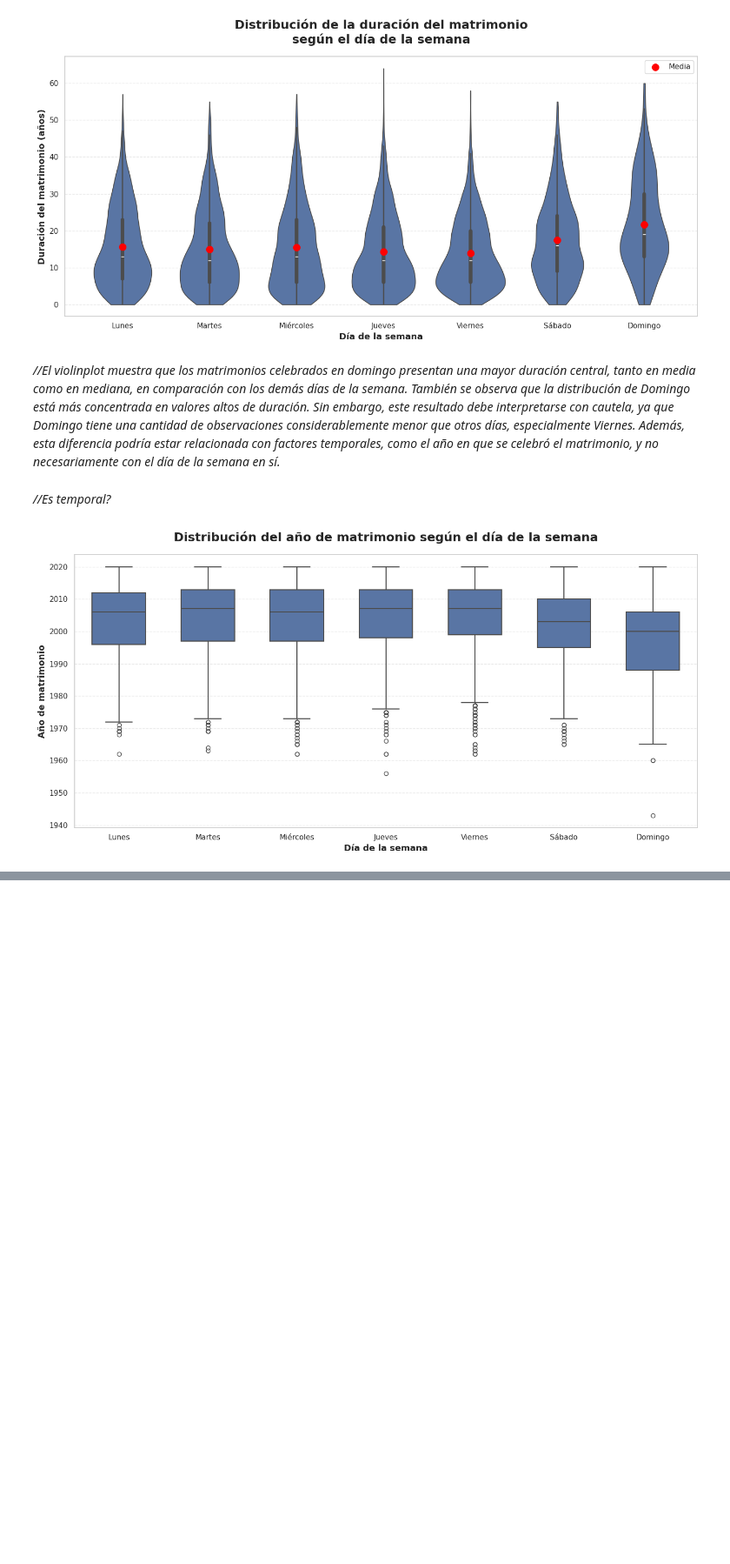
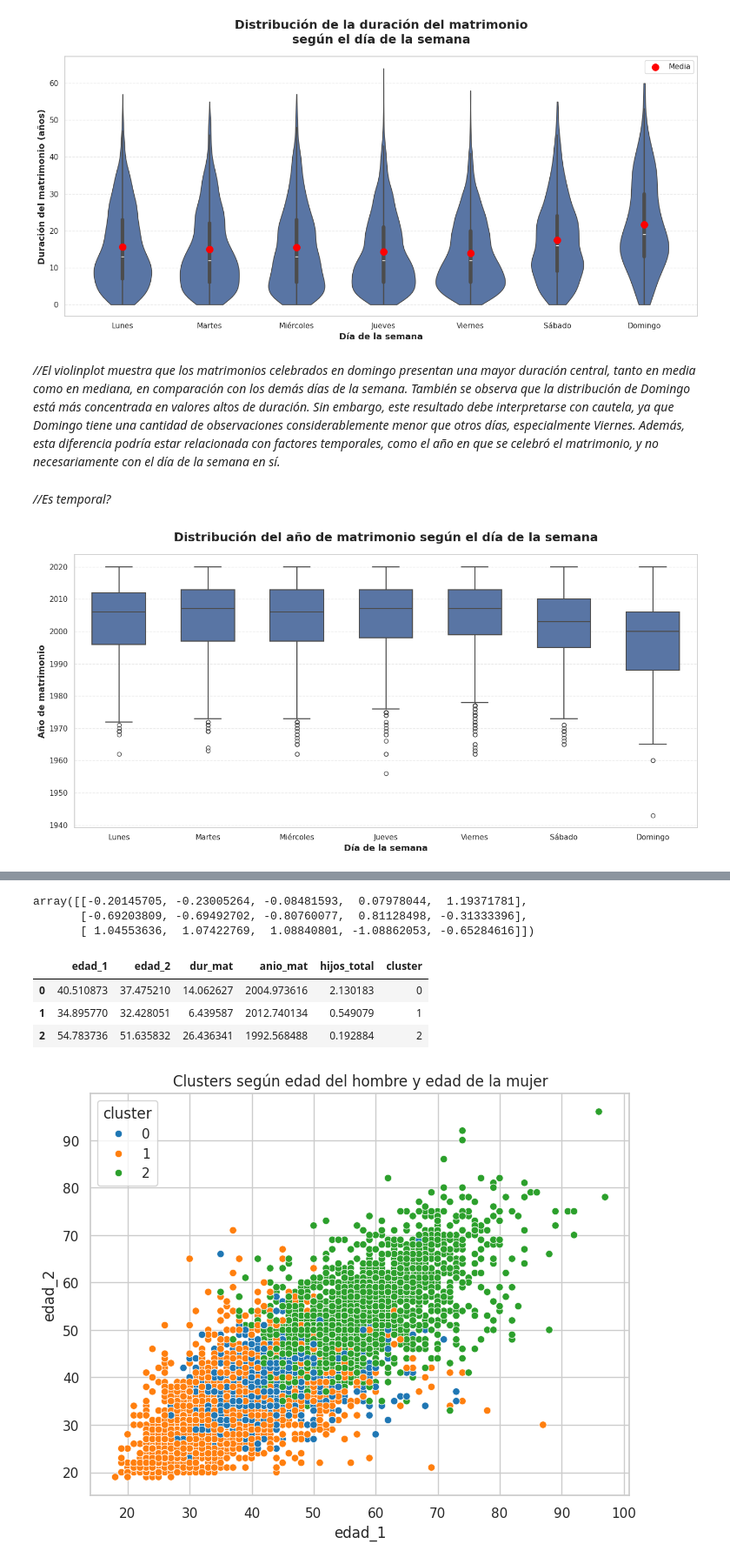
Before and after one commit to Phiepi137/Analisis-Matrimonios-y-Divorcios-2020---Proyecto-FCDIA-, a Jupyter notebook: ProeyctoFCDIA/ProyectoFinal.ipynb, the cells around one changed output, grey strips where cells are left out. Shown at 87% size. Saved outputs shown, nothing was run; the diff lists cells and outputs as text; code cells hidden in the pictures; blank space fills up the shorter version.

Commit message:
Cambios Semin Finales

```diff
--- a/ProeyctoFCDIA/ProyectoFinal.ipynb
+++ b/ProeyctoFCDIA/ProyectoFinal.ipynb
@@ -578,0 +541,13 @@ df['hijos_total'] = df[['hijos_1', 'hijos_2']].sum(axis=1)
+# %%
+k_optimo = 3
+
+kmeans_final = KMeans(
+    n_clusters=k_optimo,
+    random_state=42,
+    n_init=10
+)
+
+clusters = kmeans_final.fit_predict(X_scaled)
+# %%
+df_clusterizado = df.loc[X.index].copy()
+df_clusterizado['cluster'] = clusters
@@ -578,0 +564,36 @@ df['hijos_total'] = df[['hijos_1', 'hijos_2']].sum(axis=1)
+# %%
+centroides_scaled = kmeans_final.cluster_centers_
+centroides_scaled
+# %% [output]
+array([[-0.20145705, -0.23005264, -0.08481593,  0.07978044,  1.19371781],
+       [-0.69203809, -0.69492702, -0.80760077,  0.81128498, -0.31333396],
+       [ 1.04553636,  1.07422769,  1.08840801, -1.08862053, -0.65284616]])
+# %%
+centroides_originales = scaler.inverse_transform(centroides_scaled)
+
+df_centroides = pd.DataFrame(
+    centroides_originales,
+    columns=variables_cluster
+)
+
+df_centroides['cluster'] = range(k_optimo)
+
+df_centroides
+# %% [output]
+|  | edad_1 | edad_2 | dur_mat | anio_mat | hijos_total | cluster |
+| 0 | 40.510873 | 37.475210 | 14.062627 | 2004.973616 | 2.130183 | 0 |
+| 1 | 34.895770 | 32.428051 | 6.439587 | 2012.740134 | 0.549079 | 1 |
+| 2 | 54.783736 | 51.635832 | 26.436341 | 1992.568488 | 0.192884 | 2 |
+# %%
+plt.figure(figsize=(8, 6))
+sns.scatterplot(
+    data=df_clusterizado,
+    x='edad_1',
+    y='edad_2',
+    hue='cluster',
+    palette='tab10'
+)
+plt.title('Clusters según edad del hombre y edad de la mujer')
+plt.show()
+# %% [output]
+[figure, added]
```
Also changed, not shown: parts of 15 cells of this notebook.
